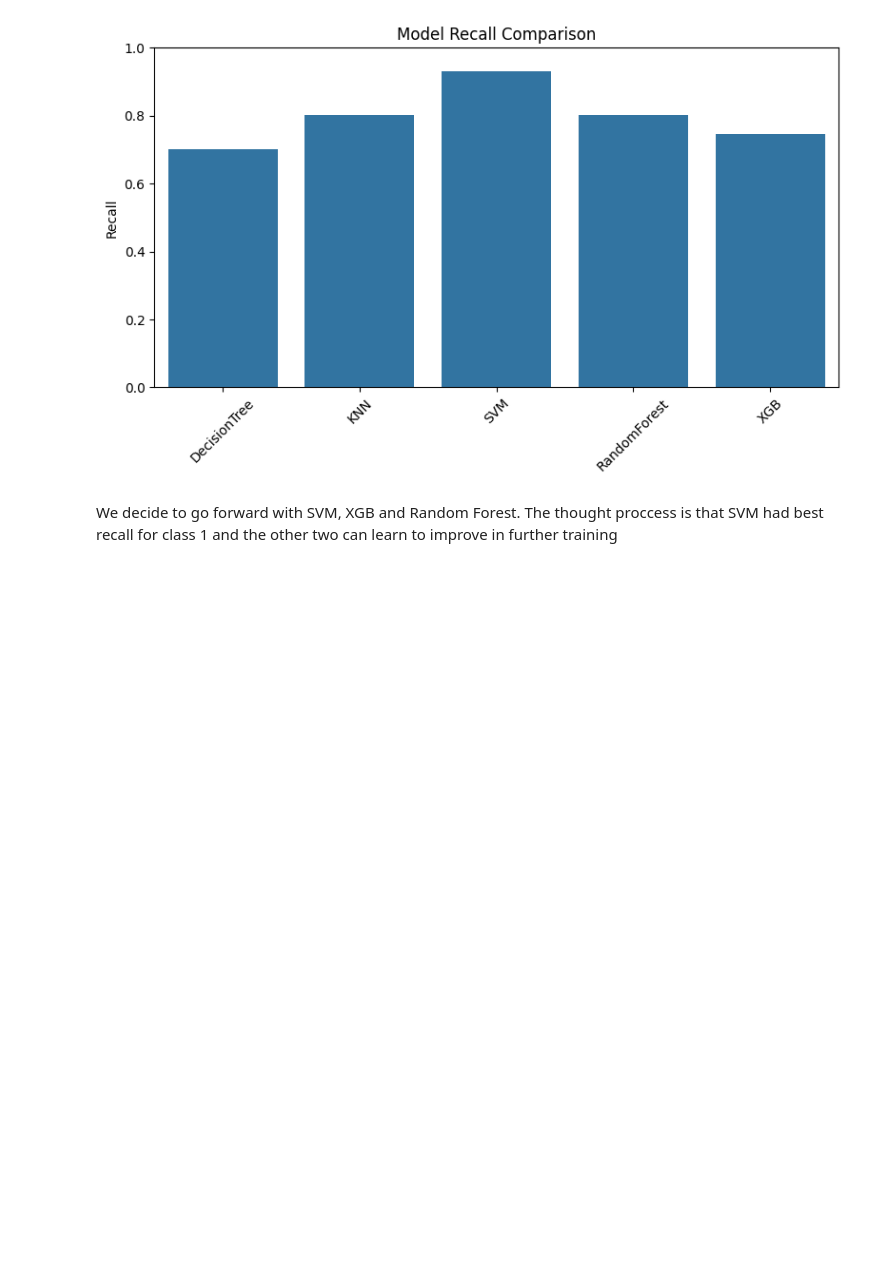
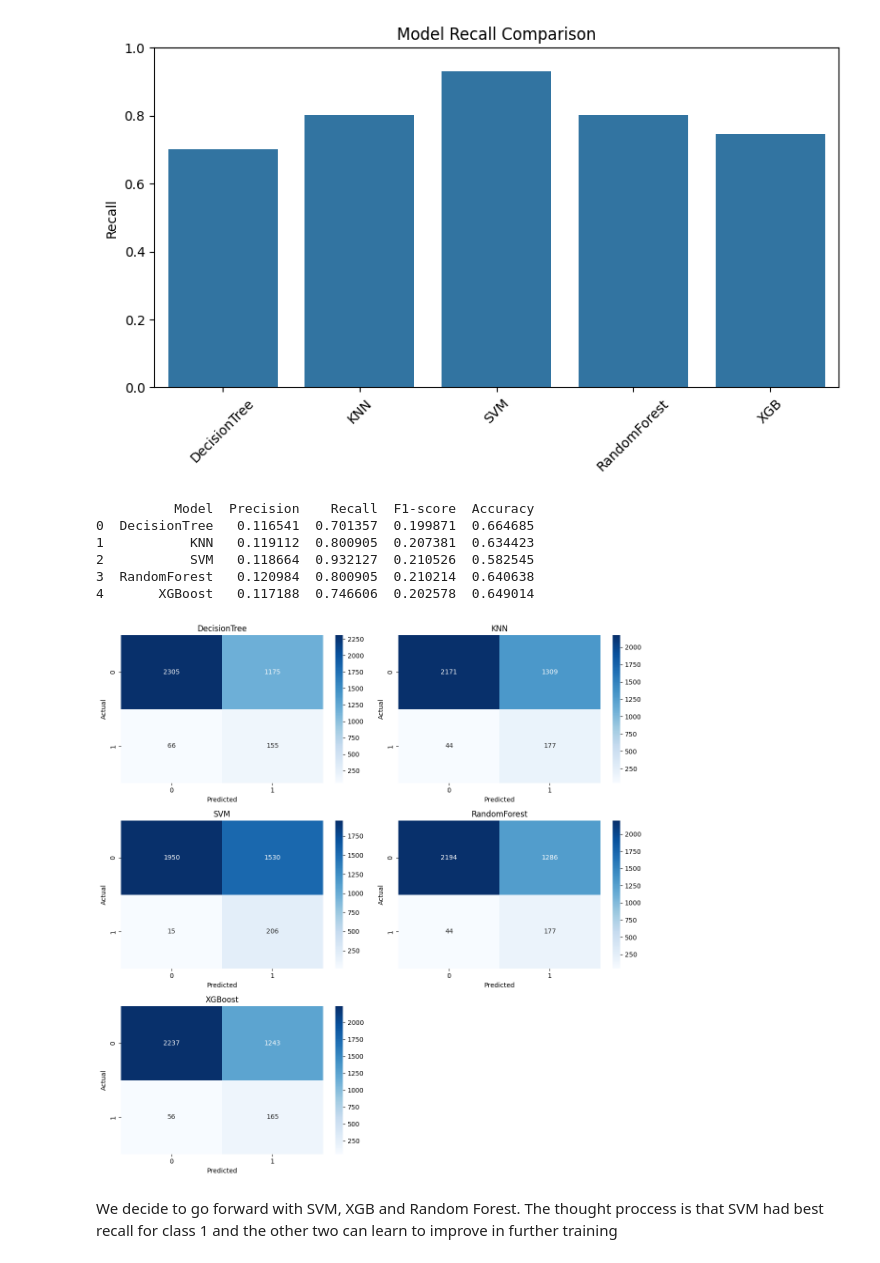
Before and after one commit to David38mk/vehicle-insurance-claim-fraud-datection-ML, a Jupyter notebook: notebooks/Vehicle-Insurance_claim_fraud_detection.ipynb, the cells around one changed output. Drawn from its saved outputs; the diff is of its cells as text; code cells hidden in the pictures; blank space fills up the shorter version.

```diff
--- a/notebooks/Vehicle-Insurance_claim_fraud_detection.ipynb
+++ b/notebooks/Vehicle-Insurance_claim_fraud_detection.ipynb
@@ -730,6 +770,64 @@ weighted avg       0.92      0.65      0.74      3701
 [figure]
 [figure]
 [figure]
+# %%
+# Table for single-model metrics
+from sklearn.metrics import classification_report
+
+models = [dt, knn, svm, rf, xgb]
+model_names = ['DecisionTree', 'KNN', 'SVM', 'RandomForest', 'XGBoost']
+metrics = []
+
+for model, name in zip(models, model_names):
+    y_pred = model.predict(X_val)
+    report = classification_report(y_val, y_pred, output_dict=True)
+    metrics.append([
+        name,
+        report['1']['precision'],
+        report['1']['recall'],
+        report['1']['f1-score'],
+        report['accuracy']
+    ])
+
+df_metrics = pd.DataFrame(metrics, columns=['Model', 'Precision', 'Recall', 'F1-score', 'Accuracy'])
+print(df_metrics)
+# %% [output]
+          Model  Precision    Recall  F1-score  Accuracy
+0  DecisionTree   0.116541  0.701357  0.199871  0.664685
+1           KNN   0.119112  0.800905  0.207381  0.634423
+2           SVM   0.118664  0.932127  0.210526  0.582545
+3  RandomForest   0.120984  0.800905  0.210214  0.640638
+4       XGBoost   0.117188  0.746606  0.202578  0.649014
+# %%
+import math
+
+n_models = len(models)
+n_cols = 2
+n_rows = math.ceil(n_models / n_cols)
+
+fig, axes = plt.subplots(n_rows, n_cols, figsize=(12, n_rows * 4))
+
+for idx, (model, name) in enumerate(zip(models, model_names)):
+    row = idx // n_cols
+    col = idx % n_cols
+    ax = axes[row, col] if n_rows > 1 else axes[col]
+    y_pred = model.predict(X_val)
+    cm = confusion_matrix(y_val, y_pred)
+    sns.heatmap(cm, annot=True, fmt='d', cmap='Blues', ax=ax)
+    ax.set_title(f'{name}')
+    ax.set_xlabel('Predicted')
+    ax.set_ylabel('Actual')
+
+# Hide any unused subplots
+for idx in range(n_models, n_rows * n_cols):
+    row = idx // n_cols
+    col = idx % n_cols
+    fig.delaxes(axes[row, col])
+
+plt.tight_layout()
+plt.show()
+# %% [output]
+[figure, added]
 # %% [markdown]
 We decide to go forward with SVM, XGB and Random Forest. The thought proccess is that SVM had best recall for class 1 and the other two can learn to improve in further training
 # %% [markdown]
```
Also changed, not shown: parts of 6 cells of this notebook, 2 other files.
